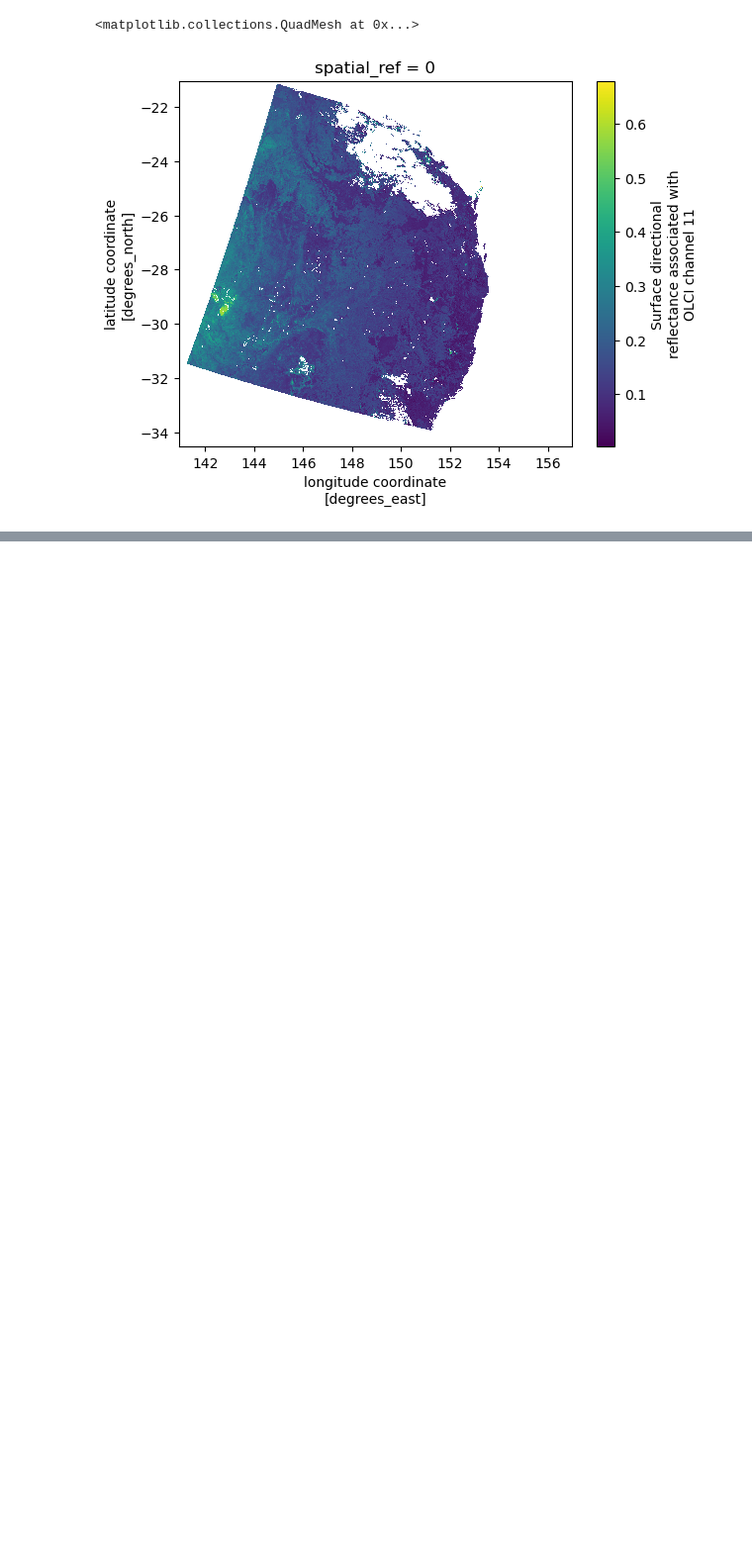
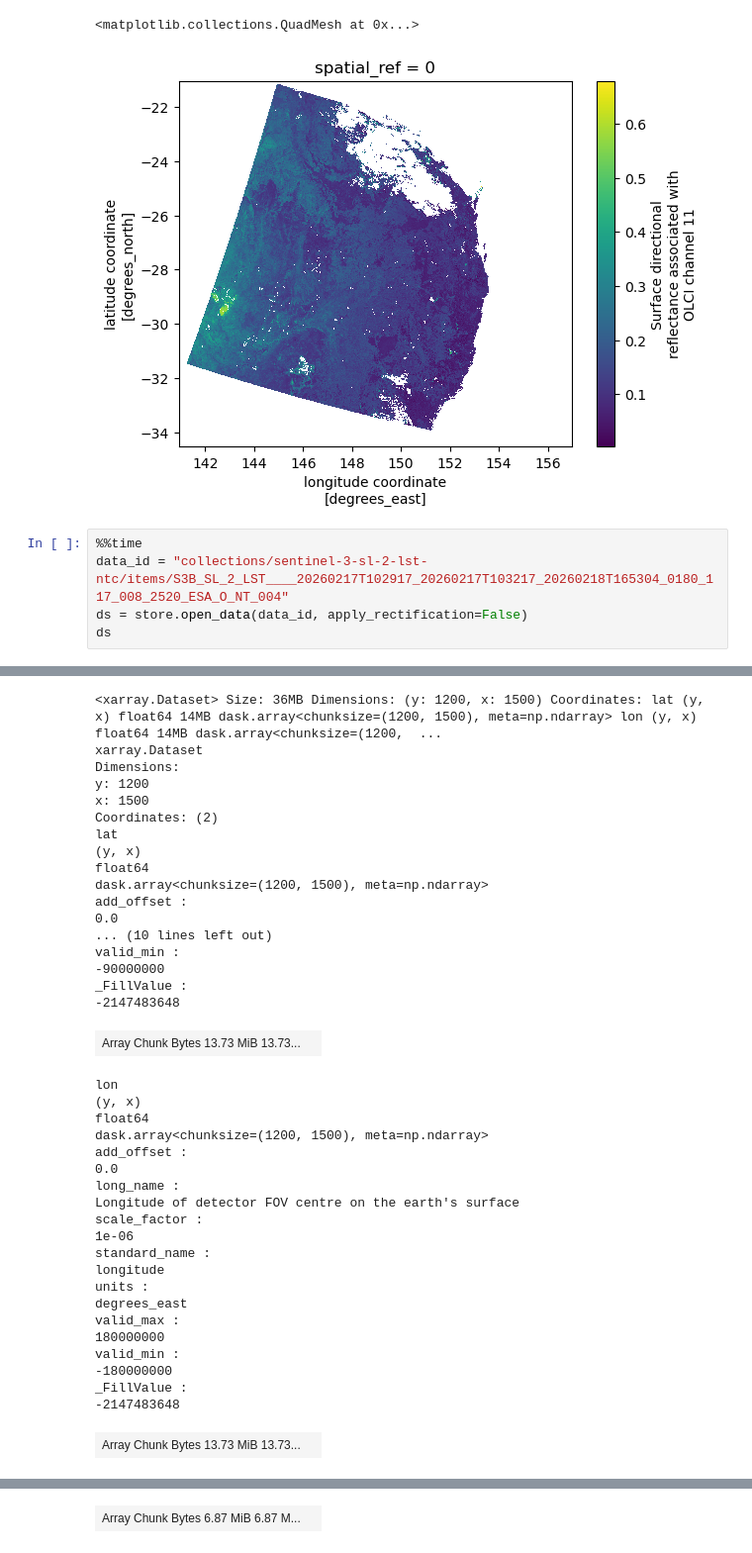
Before and after one commit to xcube-dev/xcube-stac, a Jupyter notebook: examples/notebooks/sentinel_3_cdse.ipynb, the cells around one changed output, grey strips where cells are left out. Shown at 99% size. Cells and saved outputs as stored; diff of their text form; blank space fills up the shorter version.

```diff
--- a/examples/notebooks/sentinel_3_cdse.ipynb
+++ b/examples/notebooks/sentinel_3_cdse.ipynb
@@ -249,3 +274,9 @@ CPU times: user 1min 7s, sys: 22.3 s, total: 1min 30s
 Wall time: 16.7 s
 <matplotlib.collections.QuadMesh at 0x...>
 [figure]
+# %%
+%%time
+data_id = "collections/sentinel-3-sl-2-lst-ntc/items/S3B_SL_2_LST____20260217T102917_20260217T103217_20260218T165304_0180_117_008_2520_ESA_O_NT_004"
+ds = store.open_data(data_id, apply_rectification=False)
+ds
+# %% [output]
@@ -251,0 +285,39 @@ Wall time: 16.7 s
+<xarray.Dataset> Size: 36MB Dimensions: (y: 1200, x: 1500) Coordinates: lat (y, x) float64 14MB dask.array<chunksize=(1200, 1500), meta=np.ndarray> lon (y, x) float64 14MB dask.array<chunksize=(1200,  ...
+xarray.Dataset
+Dimensions:
+y: 1200
+x: 1500
+Coordinates: (2)
+lat
+(y, x)
+float64
+dask.array<chunksize=(1200, 1500), meta=np.ndarray>
+add_offset :
+0.0
+... (10 lines left out)
+valid_min :
+-90000000
+_FillValue :
+-2147483648
+| Array Chunk Bytes 13.73 MiB 13.73... |  |
+lon
+(y, x)
+float64
+dask.array<chunksize=(1200, 1500), meta=np.ndarray>
+add_offset :
+0.0
+long_name :
+Longitude of detector FOV centre on the earth's surface
+scale_factor :
+1e-06
+standard_name :
+longitude
+units :
+degrees_east
+valid_max :
+180000000
+valid_min :
+-180000000
+_FillValue :
+-2147483648
+| Array Chunk Bytes 13.73 MiB 13.73... |  |
@@ -251,0 +341 @@ Wall time: 16.7 s
+| Array Chunk Bytes 6.87 MiB 6.87 M... |  |
```
Also changed, not shown: parts of 14 cells of this notebook, 9 other files.
